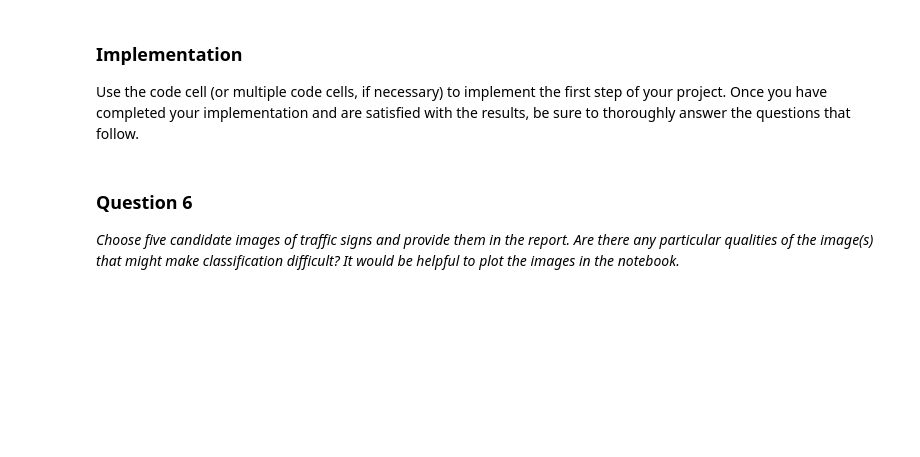
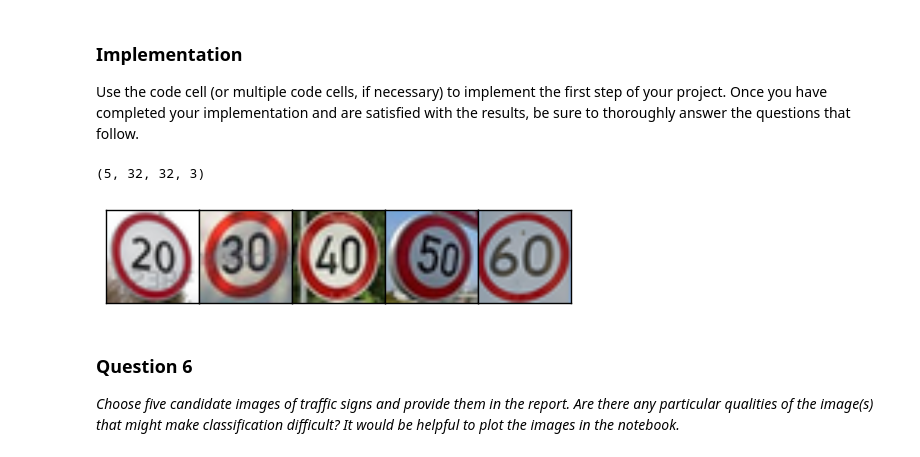
Before and after one commit to citlaligm/German-Traffic-Sign-Recognition, a Jupyter notebook: Traffic_Signs_Recognition.ipynb, the cells around one changed output. Drawn from its saved outputs; the diff is of its cells as text; code cells hidden in the pictures; blank space fills up the shorter version.

```diff
--- a/Traffic_Signs_Recognition.ipynb
+++ b/Traffic_Signs_Recognition.ipynb
@@ -502,6 +575,26 @@ Use the code cell (or multiple code cells, if necessary) to implement the first
 # %%
 ### Load the images and plot them here.
 ### Feel free to use as many code cells as needed.
+# %%
+size = 32, 32
+
+my_test_list_images = []
+
+for infile in glob.glob("*.jpg"):
+    file, ext = os.path.splitext(infile)
+    img = Image.open(infile)
+    img_rgb = img.convert('RGB')
+    thumb = img_rgb.thumbnail(size, Image.ANTIALIAS)
+    image = np.reshape(img_rgb, (32, 32, 3))
+    my_test_list_images.append(image)
+
+my_test_images = np.stack(my_test_list_images)
+print(np.stack(my_test_images).shape)
+
+show_images(my_test_list_images,1,5)
+# %% [output]
+(5, 32, 32, 3)
+[figure, added]
 # %% [markdown]
 ### Question 6
 
```
Also changed, not shown: parts of 37 cells of this notebook.
